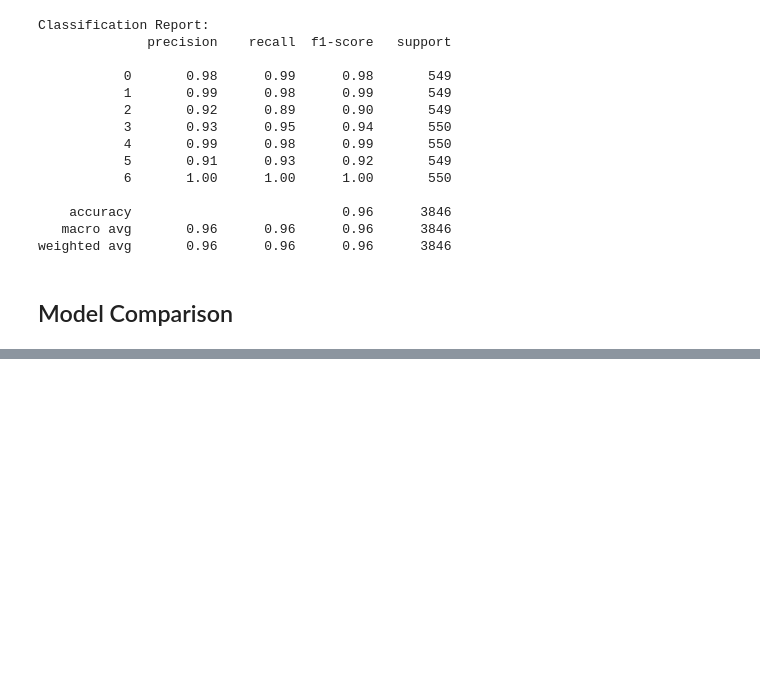
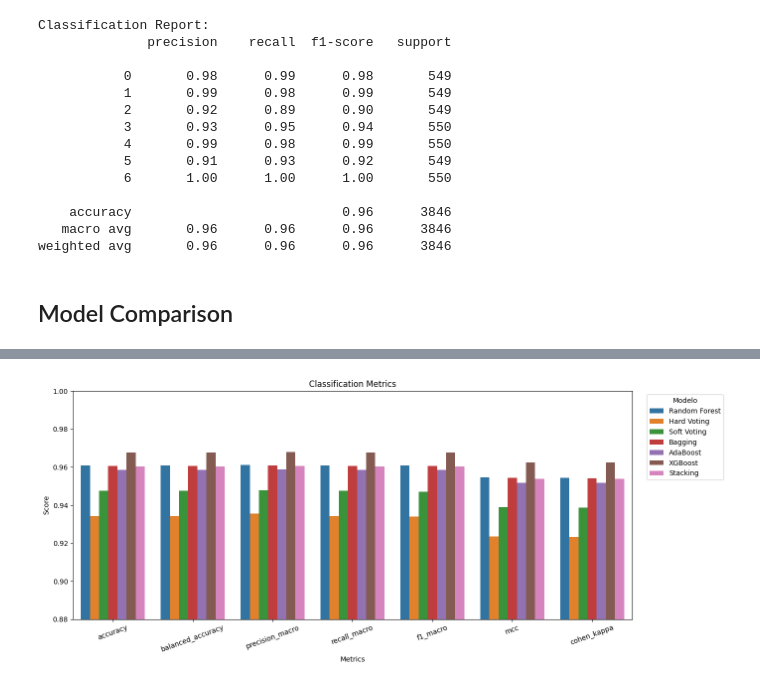
Before and after one commit to ineguiluz1/Forest-Covertype-Prediction-AML, a Jupyter notebook: notebooks/06_model_testing.ipynb, the cells around one changed output, grey strips where cells are left out. Saved outputs shown, nothing was run; the diff lists cells and outputs as text; code cells hidden in the pictures; blank space fills up the shorter version.

```diff
--- a/notebooks/06_model_testing.ipynb
+++ b/notebooks/06_model_testing.ipynb
@@ -512,0 +540,19 @@ metrics_df.index.name = "model"
+# %%
+long_df = (
+    metrics_df[metrics_focus]
+    .reset_index()
+    .melt(id_vars="model", var_name="metric", value_name="score")
+)
+
+plt.figure(figsize=(14, 6))
+sns.barplot(data=long_df, x="metric", y="score", hue="model")
+plt.title("Classification Metrics")
+plt.xlabel("Metrics")
+plt.ylabel("Score")
+plt.ylim(0.88, 1.0)  # ajusta si quieres ver todo el rango
+plt.xticks(rotation=20)
+plt.legend(title="Modelo", bbox_to_anchor=(1.02, 1), loc="upper left")
+plt.tight_layout()
+plt.show()
+# %% [output]
+[figure, added]
```
Also changed, not shown: parts of 10 cells of this notebook, 8 other files.
